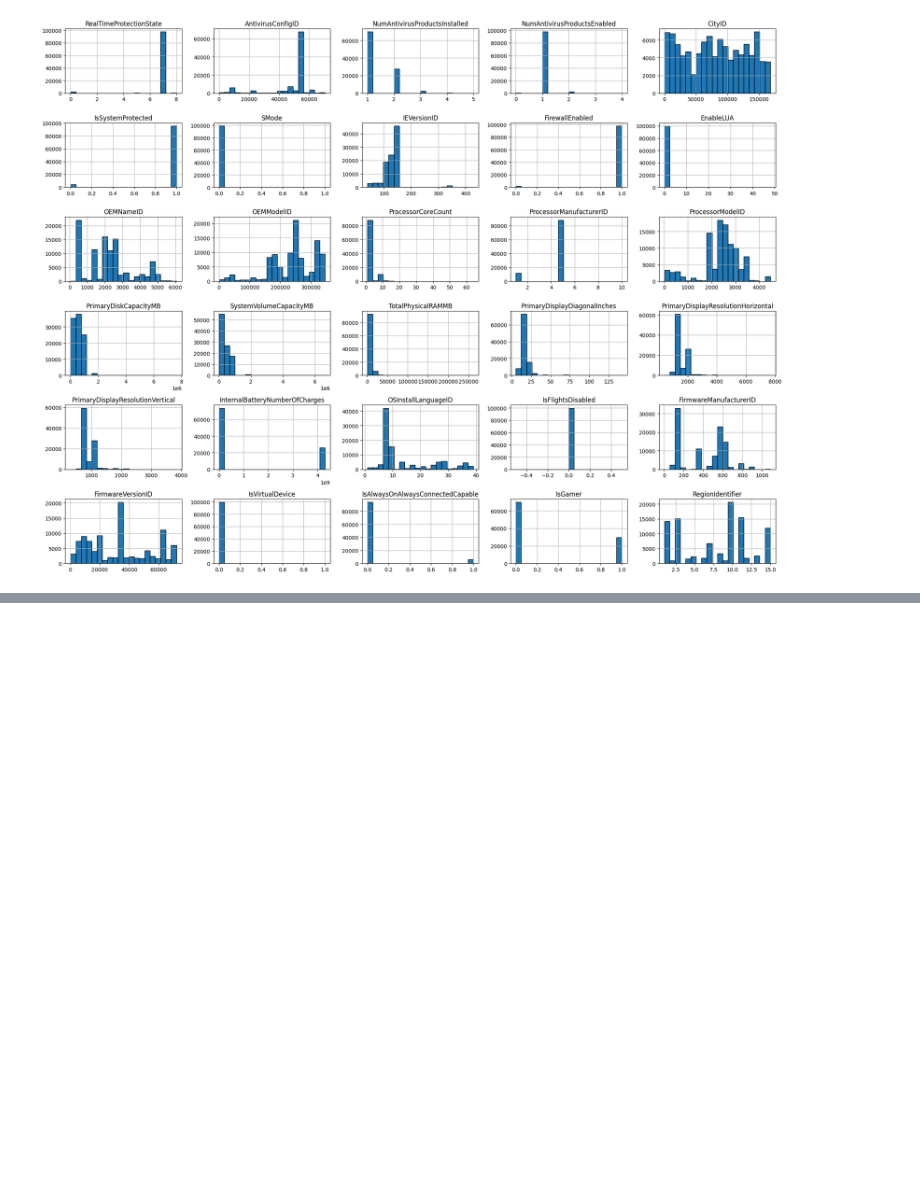
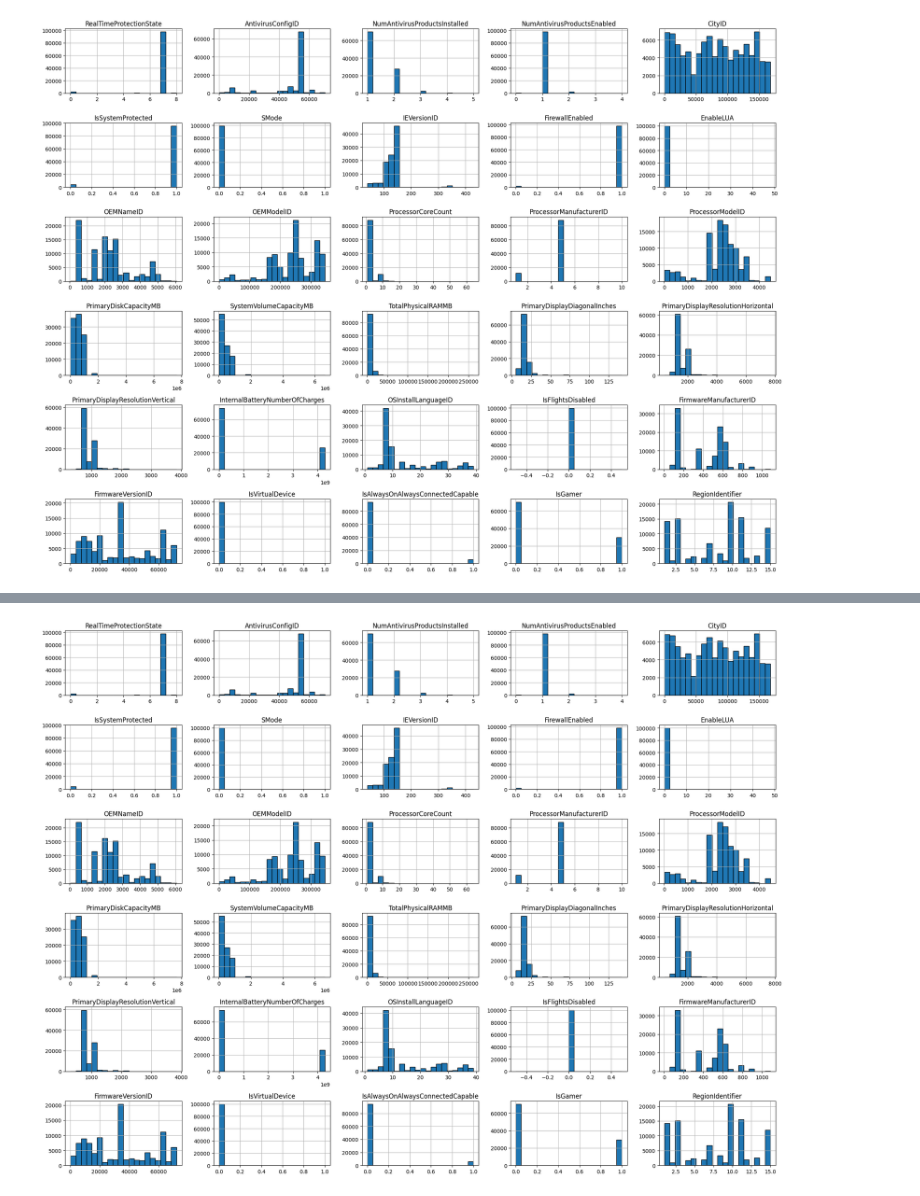
Before and after one commit to abhijha8287/mlp_project, a Jupyter notebook: final.ipynb, the cells around one changed output, grey strips where cells are left out. Cells and saved outputs as stored; diff of their text form; code cells hidden in the pictures; blank space fills up the shorter version.

```diff
--- a/final.ipynb
+++ b/final.ipynb
@@ -152,0 +288,27 @@ plt.show()
+# %%
+import pandas as pd
+import matplotlib.pyplot as plt
+
+# List of your columns
+columns = ['RealTimeProtectionState', 'AntivirusConfigID',
+       'NumAntivirusProductsInstalled', 'NumAntivirusProductsEnabled',
+       'CityID', 'IsSystemProtected', 'SMode', 'IEVersionID',
+       'FirewallEnabled', 'EnableLUA', 'OEMNameID', 'OEMModelID',
+       'ProcessorCoreCount', 'ProcessorManufacturerID', 'ProcessorModelID',
+       'PrimaryDiskCapacityMB', 'PrimaryDiskType', 'SystemVolumeCapacityMB',
+       'TotalPhysicalRAMMB', 'ChassisType', 'PrimaryDisplayDiagonalInches',
+       'PrimaryDisplayResolutionHorizontal',
+       'PrimaryDisplayResolutionVertical', 'InternalBatteryNumberOfCharges',
+       'OSInstallLanguageID', 'IsFlightsDisabled', 'FirmwareManufacturerID',
+       'FirmwareVersionID', 'IsVirtualDevice',
+       'IsAlwaysOnAlwaysConnectedCapable', 'IsGamer', 'RegionIdentifier',
+       'DateOS']
+
+# Plot histograms for all specified columns
+df[columns].hist(bins=20, figsize=(20, 15), edgecolor='black')
+
+# Adjust layout for readability
+plt.tight_layout()
+plt.show()
+# %% [output]
+[figure, added]
```
Also changed, not shown: parts of 36 cells of this notebook, 2 other files.
